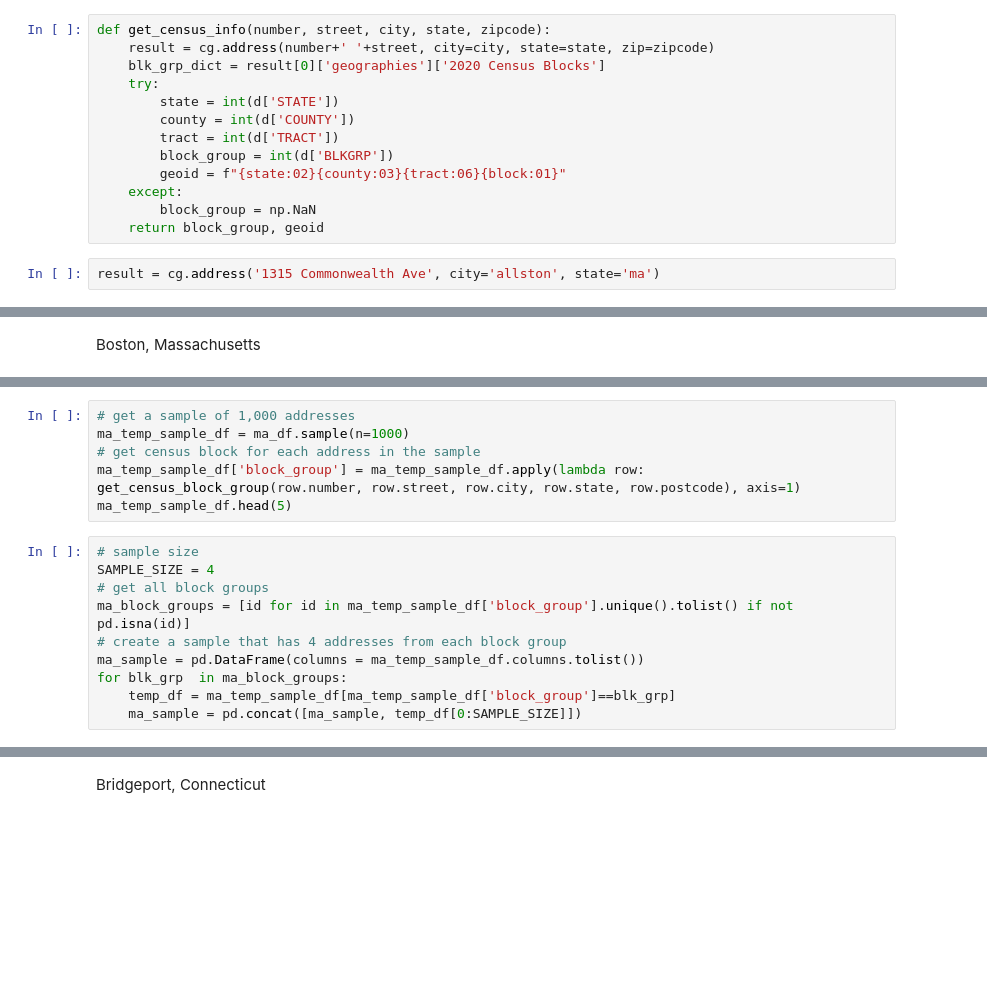
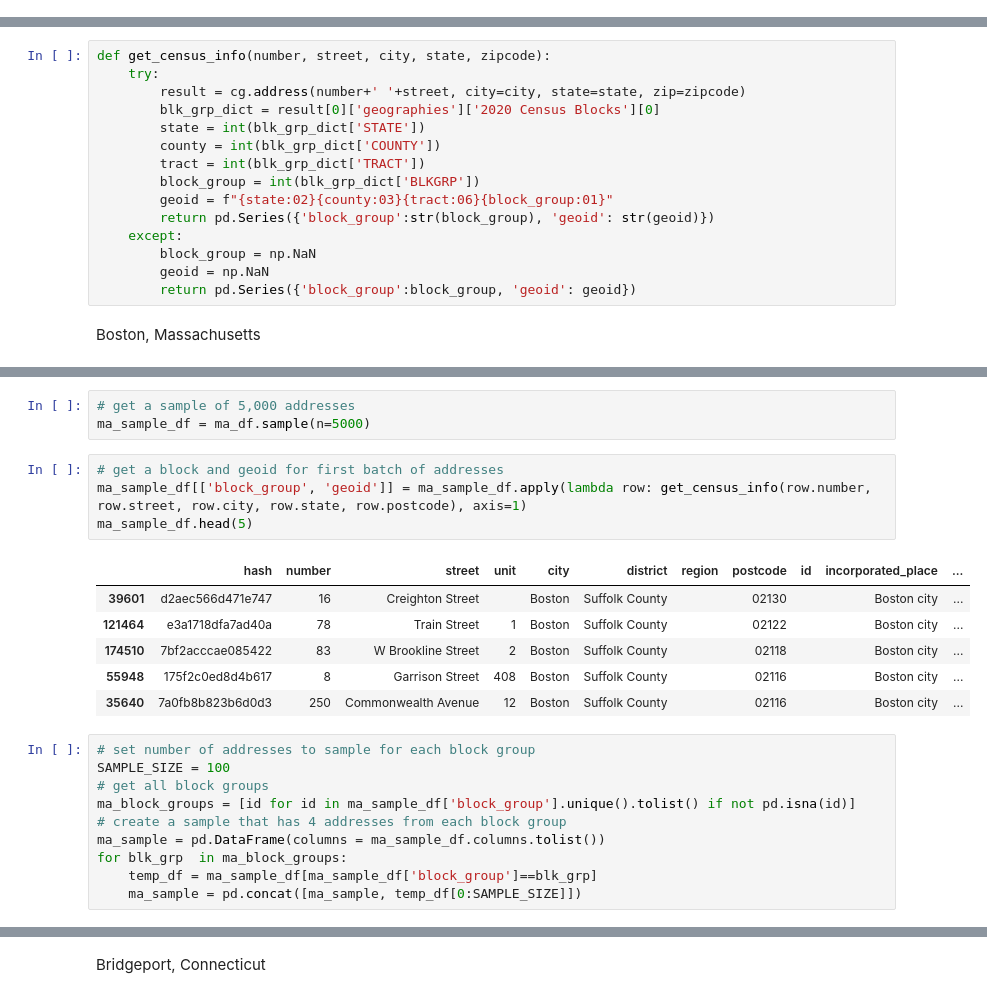
Before and after one commit to abbycarr/investigate_NE_isp, a Jupyter notebook: wrangling/0-address_parsing.ipynb, the cells around one changed output, grey strips where cells are left out. Saved outputs shown, nothing was run; the diff lists cells and outputs as text; blank space fills up the shorter version.

Commit message:
getting final addresses to scrape

```diff
--- a/wrangling/0-address_parsing.ipynb
+++ b/wrangling/0-address_parsing.ipynb
@@ -51,18 +51,3 @@ def read_data(input_path, incorporated_place, city, state):
     df.drop(columns=["geometry"], inplace=True)
 
     return df
-# %%
-def get_census_info(number, street, city, state, zipcode):
-    result = cg.address(number+' '+street, city=city, state=state, zip=zipcode)
-    blk_grp_dict = result[0]['geographies']['2020 Census Blocks']
-    try:
-        state = int(d['STATE'])
-        county = int(d['COUNTY'])
-        tract = int(d['TRACT'])
-        block_group = int(d['BLKGRP'])
-        geoid = f"{state:02}{county:03}{tract:06}{block:01}"
-    except:
-        block_group = np.NaN
-    return block_group, geoid
-# %%
-result = cg.address('1315 Commonwealth Ave', city='allston', state='ma')
@@ -182,6 +89,21 @@ xfinity_acs.redlining_grade.value_counts(normalize=True)
 #     df.drop(columns=["temp"], inplace=True)
 
 #     return df
+# %%
+def get_census_info(number, street, city, state, zipcode):
+    try:
+        result = cg.address(number+' '+street, city=city, state=state, zip=zipcode)
+        blk_grp_dict = result[0]['geographies']['2020 Census Blocks'][0]
+        state = int(blk_grp_dict['STATE'])
+        county = int(blk_grp_dict['COUNTY'])
+        tract = int(blk_grp_dict['TRACT'])
+        block_group = int(blk_grp_dict['BLKGRP'])
+        geoid = f"{state:02}{county:03}{tract:06}{block_group:01}"
+        return pd.Series({'block_group':str(block_group), 'geoid': str(geoid)})
+    except:
+        block_group = np.NaN
+        geoid = np.NaN
+        return pd.Series({'block_group':block_group, 'geoid': geoid})
 # %% [markdown]
 Boston, Massachusetts
 # %%
@@ -201,16 +131,24 @@ ma_df.head()
+# %%
+# get a sample of 5,000 addresses
+ma_sample_df = ma_df.sample(n=5000)
 # %%
-# get a sample of 1,000 addresses
-ma_temp_sample_df = ma_df.sample(n=1000)
-# get census block for each address in the sample
-ma_temp_sample_df['block_group'] = ma_temp_sample_df.apply(lambda row: get_census_block_group(row.number, row.street, row.city, row.state, row.postcode), axis=1)
-ma_temp_sample_df.head(5)
+# get a block and geoid for first batch of addresses
+ma_sample_df[['block_group', 'geoid']] = ma_sample_df.apply(lambda row: get_census_info(row.number, row.street, row.city, row.state, row.postcode), axis=1)
+ma_sample_df.head(5)
+# %% [output]
+|  | hash | number | street | unit | city | district | region | postcode | id | incorporated_place | ... |
+| 39601 | d2aec566d471e747 | 16 | Creighton Street |  | Boston | Suffolk County |  | 02130 |  | Boston city | ... |
+| 121464 | e3a1718dfa7ad40a | 78 | Train Street | 1 | Boston | Suffolk County |  | 02122 |  | Boston city | ... |
+| 174510 | 7bf2acccae085422 | 83 | W Brookline Street | 2 | Boston | Suffolk County |  | 02118 |  | Boston city | ... |
+| 55948 | 175f2c0ed8d4b617 | 8 | Garrison Street | 408 | Boston | Suffolk County |  | 02116 |  | Boston city | ... |
+| 35640 | 7a0fb8b823b6d0d3 | 250 | Commonwealth Avenue | 12 | Boston | Suffolk County |  | 02116 |  | Boston city | ... |
 # %%
-# sample size
-SAMPLE_SIZE = 4
+# set number of addresses to sample for each block group
+SAMPLE_SIZE = 100
 # get all block groups
-ma_block_groups = [id for id in ma_temp_sample_df['block_group'].unique().tolist() if not pd.isna(id)]
+ma_block_groups = [id for id in ma_sample_df['block_group'].unique().tolist() if not pd.isna(id)]
 # create a sample that has 4 addresses from each block group
-ma_sample = pd.DataFrame(columns = ma_temp_sample_df.columns.tolist())
+ma_sample = pd.DataFrame(columns = ma_sample_df.columns.tolist())
 for blk_grp  in ma_block_groups:
-    temp_df = ma_temp_sample_df[ma_temp_sample_df['block_group']==blk_grp]
+    temp_df = ma_sample_df[ma_sample_df['block_group']==blk_grp]
     ma_sample = pd.concat([ma_sample, temp_df[0:SAMPLE_SIZE]])
```
Also changed, not shown: parts of 18 cells of this notebook, 6 other files.
